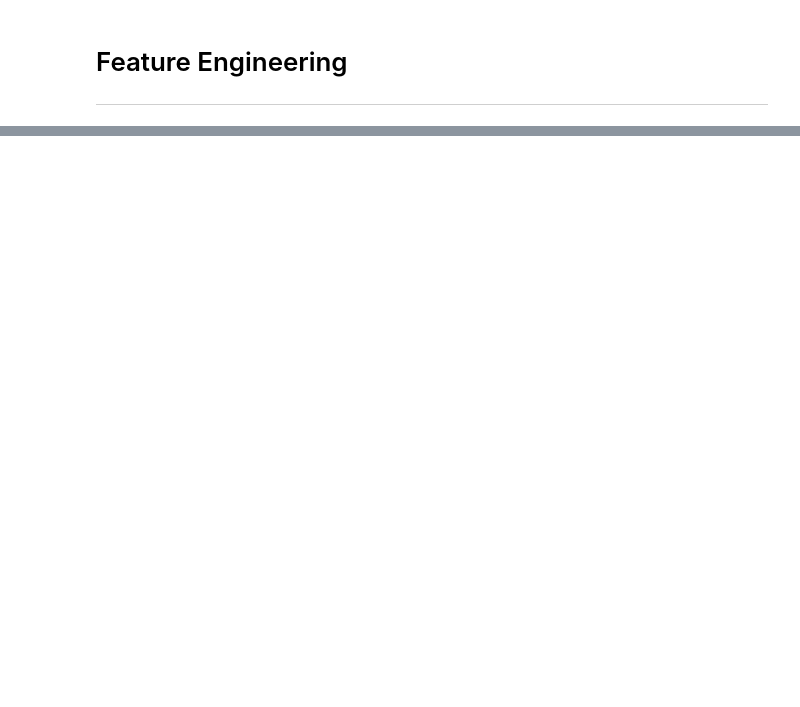
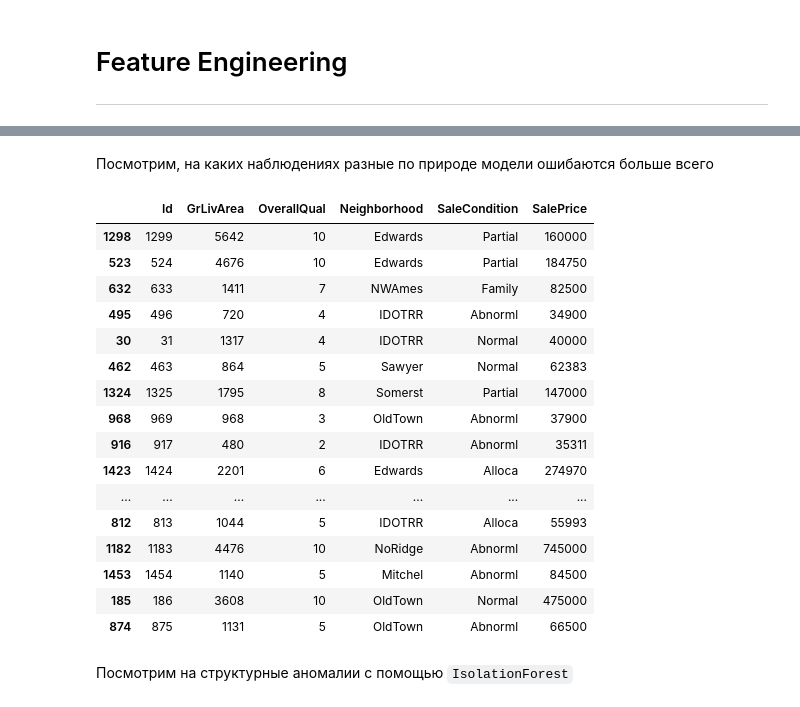
Before and after one commit to mukhamed-nnn/house_prices, a Jupyter notebook: eda.ipynb, the cells around one changed output, grey strips where cells are left out. Drawn from its saved outputs; the diff is of its cells as text; code cells hidden in the pictures; blank space fills up the shorter version.

```diff
--- a/eda.ipynb
+++ b/eda.ipynb
@@ -1141,0 +1184,36 @@ print_sorted_stats(stats_stage1)
+# %% [markdown]
+Посмотрим, на каких наблюдениях разные по природе модели ошибаются больше всего
+# %%
+y_log = np.log1p(y)
+
+residuals = pd.DataFrame({
+    name: np.abs(y_log.values - results_stage1[name]['oof_preds'])
+    for name in ['xgb', 'lgbm', 'cb', 'rf', 'lr']  # берём несколько разных по природе моделей
+})
+
+# Строка "подозрительна", если у неё большая ошибка одновременно у БОЛЬШИНСТВА моделей
+residuals['mean_abs_error'] = residuals.mean(axis=1)
+residuals['n_models_bad'] = (residuals.drop(columns='mean_abs_error') > 0.3).sum(axis=1)  # порог 0.3 в лог-масштабе ≈ ошибка ~35% в цене
+
+suspicious = residuals.sort_values('mean_abs_error', ascending=False).head(20)
+train.loc[suspicious.index, ['Id', 'GrLivArea', 'OverallQual', 'Neighborhood', 'SaleCondition', 'SalePrice']]
+# %% [output]
+|  | Id | GrLivArea | OverallQual | Neighborhood | SaleCondition | SalePrice |
+| 1298 | 1299 | 5642 | 10 | Edwards | Partial | 160000 |
+| 523 | 524 | 4676 | 10 | Edwards | Partial | 184750 |
+| 632 | 633 | 1411 | 7 | NWAmes | Family | 82500 |
+| 495 | 496 | 720 | 4 | IDOTRR | Abnorml | 34900 |
+| 30 | 31 | 1317 | 4 | IDOTRR | Normal | 40000 |
+| 462 | 463 | 864 | 5 | Sawyer | Normal | 62383 |
+| 1324 | 1325 | 1795 | 8 | Somerst | Partial | 147000 |
+| 968 | 969 | 968 | 3 | OldTown | Abnorml | 37900 |
+| 916 | 917 | 480 | 2 | IDOTRR | Abnorml | 35311 |
+| 1423 | 1424 | 2201 | 6 | Edwards | Alloca | 274970 |
+| ... | ... | ... | ... | ... | ... | ... |
+| 812 | 813 | 1044 | 5 | IDOTRR | Alloca | 55993 |
+| 1182 | 1183 | 4476 | 10 | NoRidge | Abnorml | 745000 |
+| 1453 | 1454 | 1140 | 5 | Mitchel | Abnorml | 84500 |
+| 185 | 186 | 3608 | 10 | OldTown | Normal | 475000 |
+| 874 | 875 | 1131 | 5 | OldTown | Abnorml | 66500 |
+# %% [markdown]
+Посмотрим на структурные аномалии с помощью `IsolationForest`
```
Also changed, not shown: parts of 40 cells of this notebook, 1 other file.
